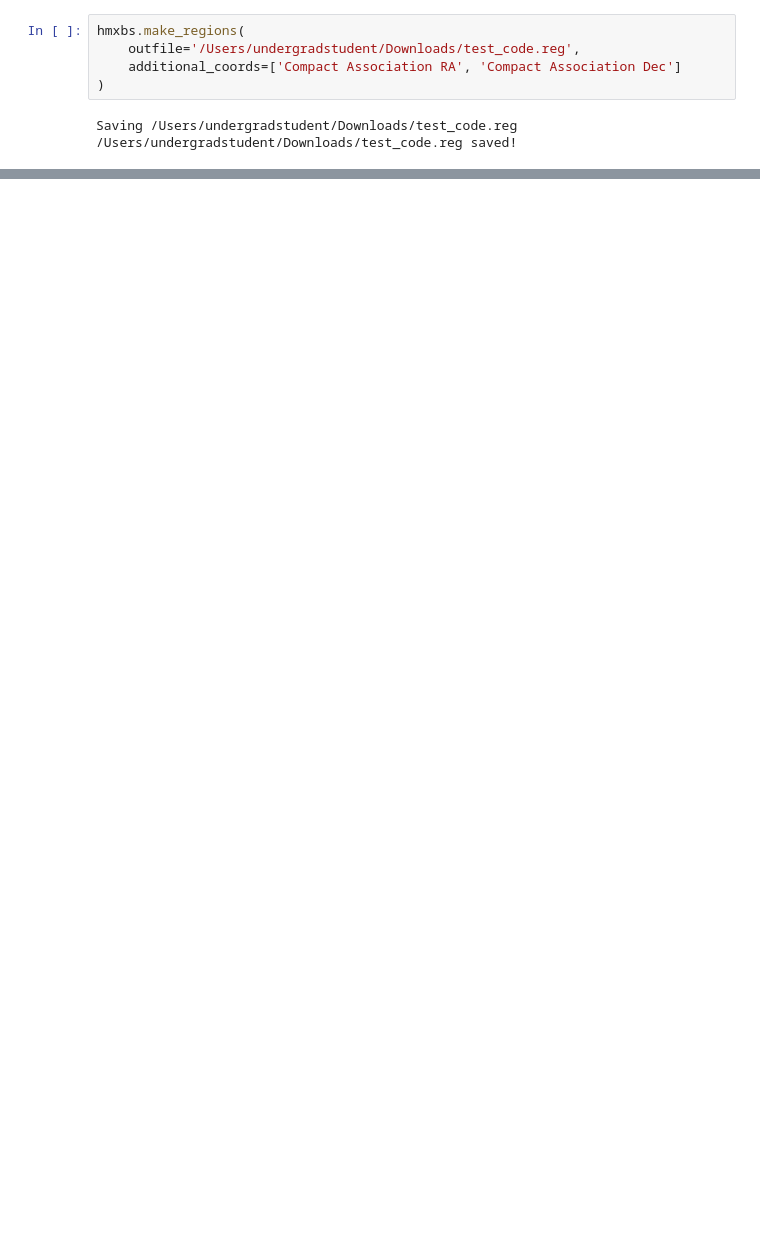
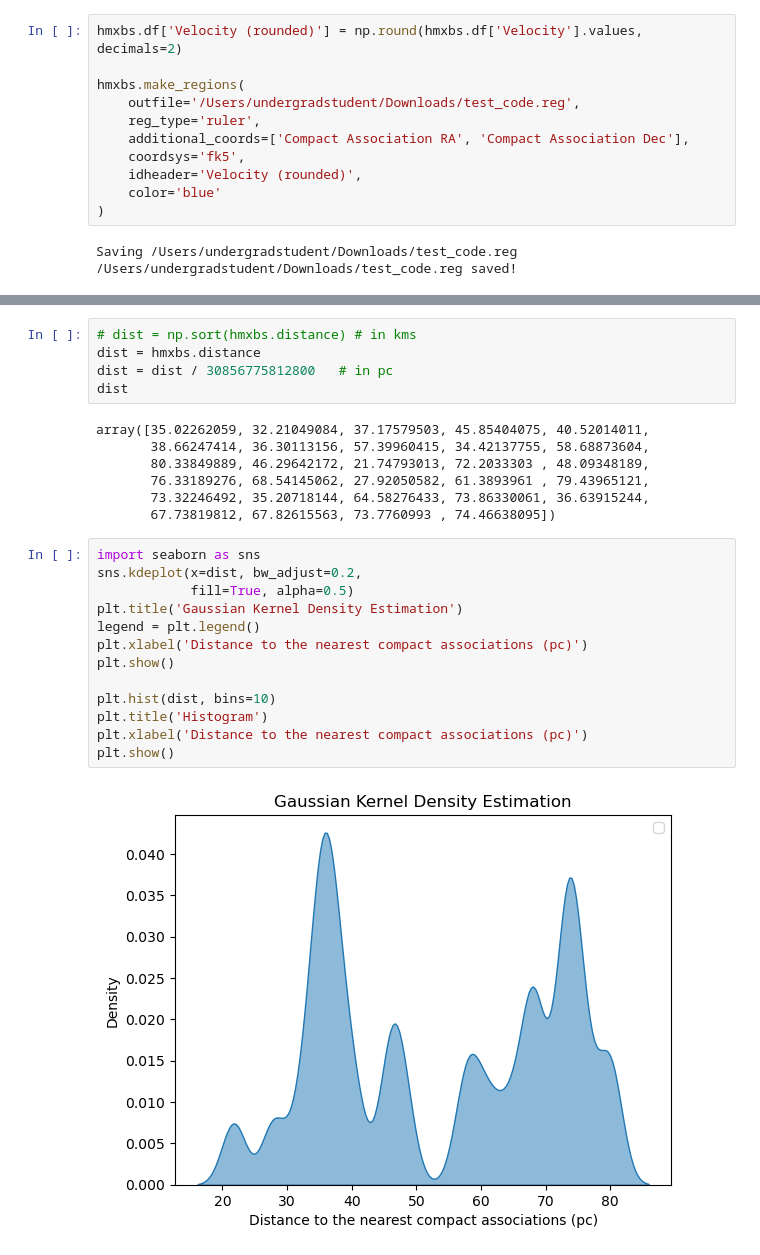
Before and after one commit to devkhullar/querx, a Jupyter notebook: clusters/xrb_to_cluster_demo.ipynb, the cells around one changed output, grey strips where cells are left out. Saved outputs shown, nothing was run; the diff lists cells and outputs as text; blank space fills up the shorter version.

```diff
--- a/clusters/xrb_to_cluster_demo.ipynb
+++ b/clusters/xrb_to_cluster_demo.ipynb
@@ -157,7 +209,13 @@ hmxbs
 # %%
+hmxbs.df['Velocity (rounded)'] = np.round(hmxbs.df['Velocity'].values, decimals=2)
+
 hmxbs.make_regions(
     outfile='/Users/undergradstudent/Downloads/test_code.reg',
-    additional_coords=['Compact Association RA', 'Compact Association Dec']
+    reg_type='ruler',
+    additional_coords=['Compact Association RA', 'Compact Association Dec'],
+    coordsys='fk5',
+    idheader='Velocity (rounded)',
+    color='blue'
 )
 # %% [output]
 Saving /Users/undergradstudent/Downloads/test_code.reg
@@ -164,0 +263,27 @@ Saving /Users/undergradstudent/Downloads/test_code.reg
+# %%
+# dist = np.sort(hmxbs.distance) # in kms
+dist = hmxbs.distance
+dist = dist / 30856775812800   # in pc
+dist
+# %% [output]
+array([35.02262059, 32.21049084, 37.17579503, 45.85404075, 40.52014011,
+       38.66247414, 36.30113156, 57.39960415, 34.42137755, 58.68873604,
+       80.33849889, 46.29642172, 21.74793013, 72.2033303 , 48.09348189,
+       76.33189276, 68.54145062, 27.92050582, 61.3893961 , 79.43965121,
+       73.32246492, 35.20718144, 64.58276433, 73.86330061, 36.63915244,
+       67.73819812, 67.82615563, 73.7760993 , 74.46638095])
+# %%
+import seaborn as sns
+sns.kdeplot(x=dist, bw_adjust=0.2,
+            fill=True, alpha=0.5)
+plt.title('Gaussian Kernel Density Estimation')
+legend = plt.legend()
+plt.xlabel('Distance to the nearest compact associations (pc)')
+plt.show()
+
+plt.hist(dist, bins=10)
+plt.title('Histogram')
+plt.xlabel('Distance to the nearest compact associations (pc)')
+plt.show()
+# %% [output]
+[figure, added]
```
Also changed, not shown: parts of 16 cells of this notebook.
